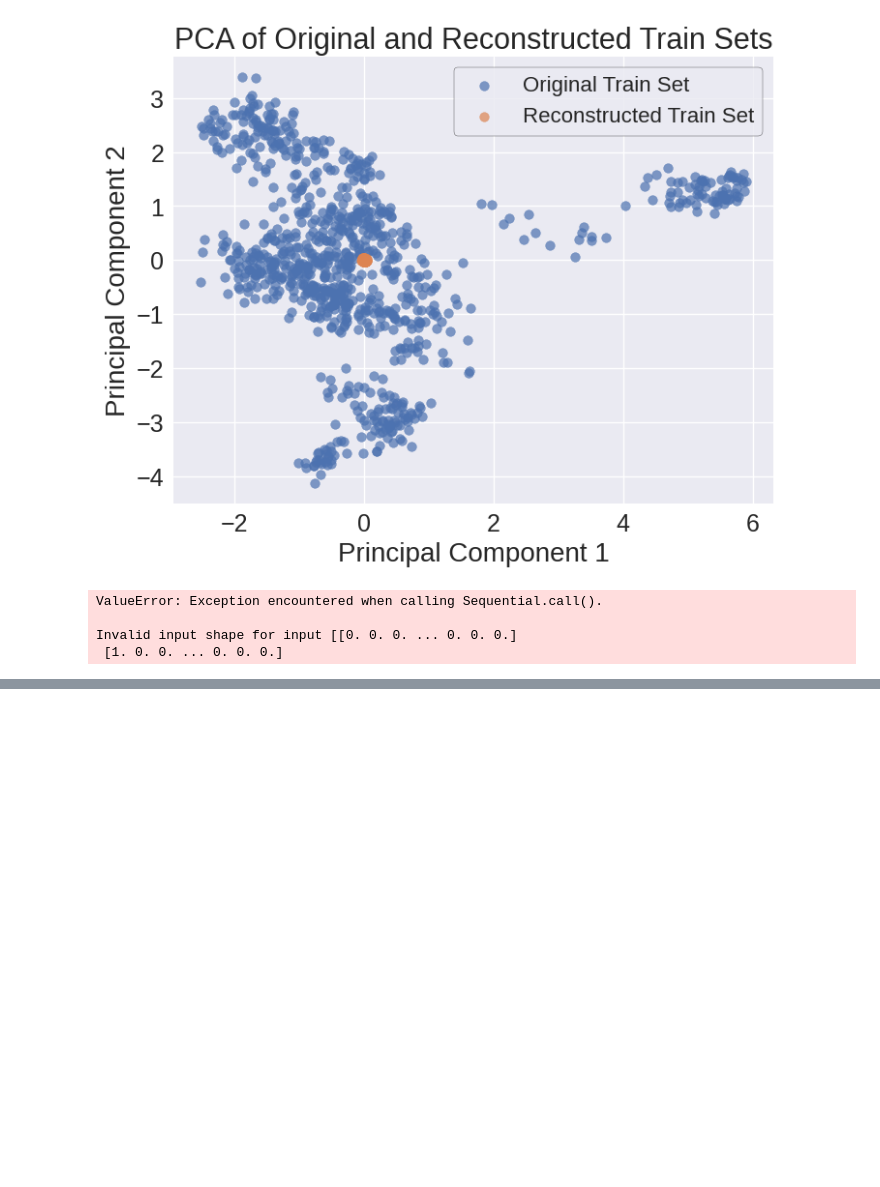
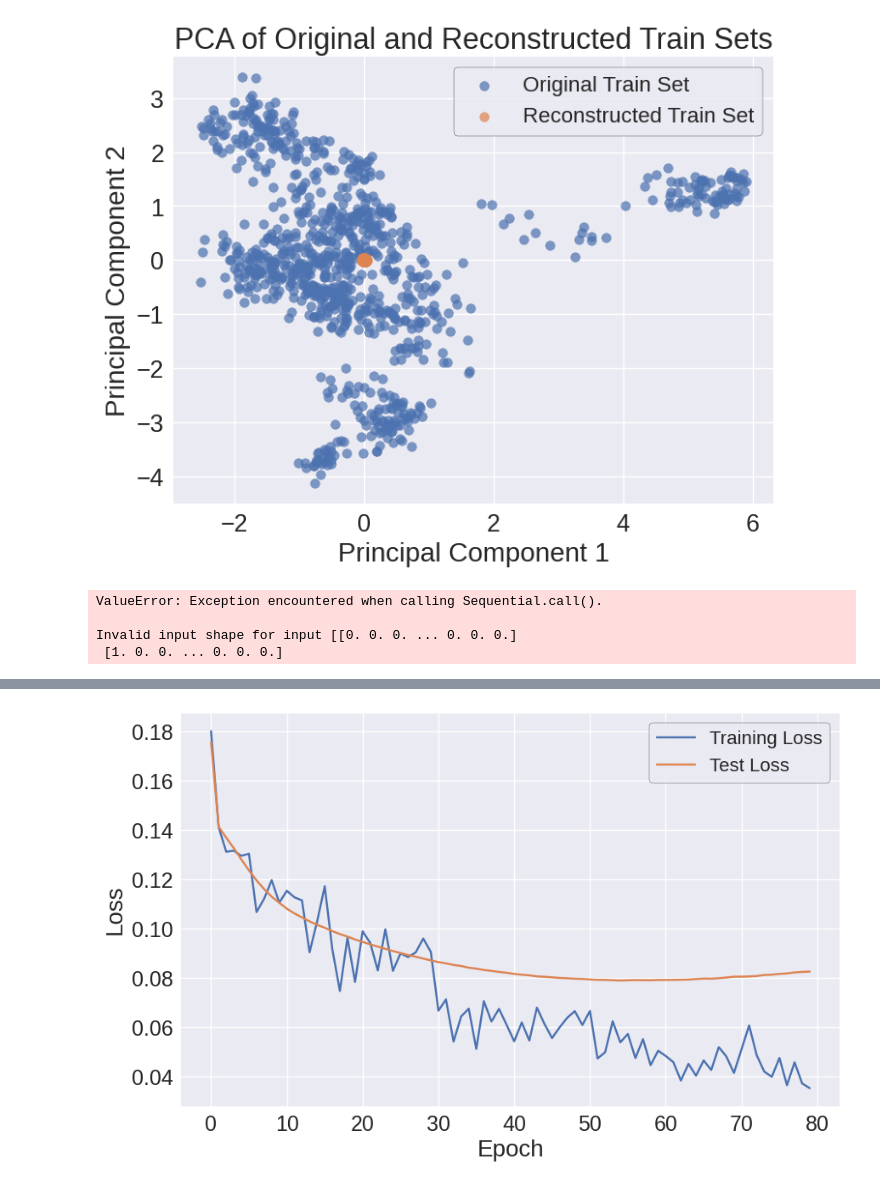
Before and after one commit to vicdlp/CS_project, a Jupyter notebook: CS_project.ipynb, the cells around one changed output, grey strips where cells are left out. Cells and saved outputs as stored; diff of their text form; code cells hidden in the pictures; blank space fills up the shorter version.

```diff
--- a/CS_project.ipynb
+++ b/CS_project.ipynb
@@ -844,3 +856,76 @@ ValueError: Exception encountered when calling Sequential.call().
 
 Invalid input shape for input [[0. 0. 0. ... 0. 0. 0.]
  [1. 0. 0. ... 0. 0. 0.]
+# %%
+import torch
+import torch.nn as nn
+import torch.optim as optim
+from torch.utils.data import DataLoader, TensorDataset
+
+# Define the autoencoder architecture
+class Autoencoder(nn.Module):
+    def __init__(self, input_dim, encoding_dim):
+        super(Autoencoder, self).__init__()
+        self.encoder = nn.Sequential(
+            nn.Linear(input_dim, encoding_dim),
+            nn.ReLU(),
+
+        )
+        self.decoder = nn.Sequential(
+            nn.Linear(encoding_dim, input_dim),
+            nn.Sigmoid()  # Use sigmoid for output between 0 and 1
+        )
+
+    def forward(self, x):
+        encoded = self.encoder(x)
+        decoded = self.decoder(encoded)
+        return decoded
+
+# Hyperparameters
+input_dim = X_train.shape[1]  # Replace with the actual input dimension
+encoding_dim = 64 # Adjust as needed
+learning_rate = 1e-3
+batch_size = 32
+num_epochs = 80
+
+# Convert data to PyTorch tensors
+X_train_tensor = torch.tensor(X_train, dtype=torch.float32)
+train_dataset = TensorDataset(X_train_tensor)
+train_loader = DataLoader(train_dataset, batch_size=batch_size, shuffle=True)
+
+# Initialize the autoencoder, loss function, and optimizer
+device = torch.device("cuda" if torch.cuda.is_available() else "cpu")
+model = Autoencoder(input_dim, encoding_dim).to(device)
+criterion = nn.BCELoss() # Use Binary Cross Entropy loss
+optimizer = optim.Adam(model.parameters(), lr=learning_rate)
+
+train_err = []
+test_err = []
+
+
+# Training loop
+for epoch in range(num_epochs):
+  for data in train_loader:
+    inputs = data[0].to(device)
+    optimizer.zero_grad()
+    outputs = model(inputs)
+    loss = criterion(outputs, inputs)
+    loss.backward()
+    optimizer.step()
+
+  train_err.append(loss.item())
+  reconstructed_test = model(torch.tensor(X_test, dtype=torch.float32).to(device)).detach().numpy()
+  test_err.append(criterion(torch.tensor(reconstructed_test, dtype=torch.float32).to(device), torch.tensor(X_test, dtype=torch.float32).to(device)).item())
+
+  print(f"Epoch [{epoch+1}/{num_epochs}]")
+
+print("Training finished!")
+
+plt.figure(figsize=(10, 6))
+plt.plot(train_err, label='Training Loss')
+plt.plot(test_err, label='Test Loss')
+plt.xlabel('Epoch')
+plt.ylabel('Loss')
+plt.legend()
+plt.show()
+# %% [output]
@@ -846,0 +949 @@ Invalid input shape for input [[0. 0. 0. ... 0. 0. 0.]
+[figure, added]
```
Also changed, not shown: parts of 11 cells of this notebook.
